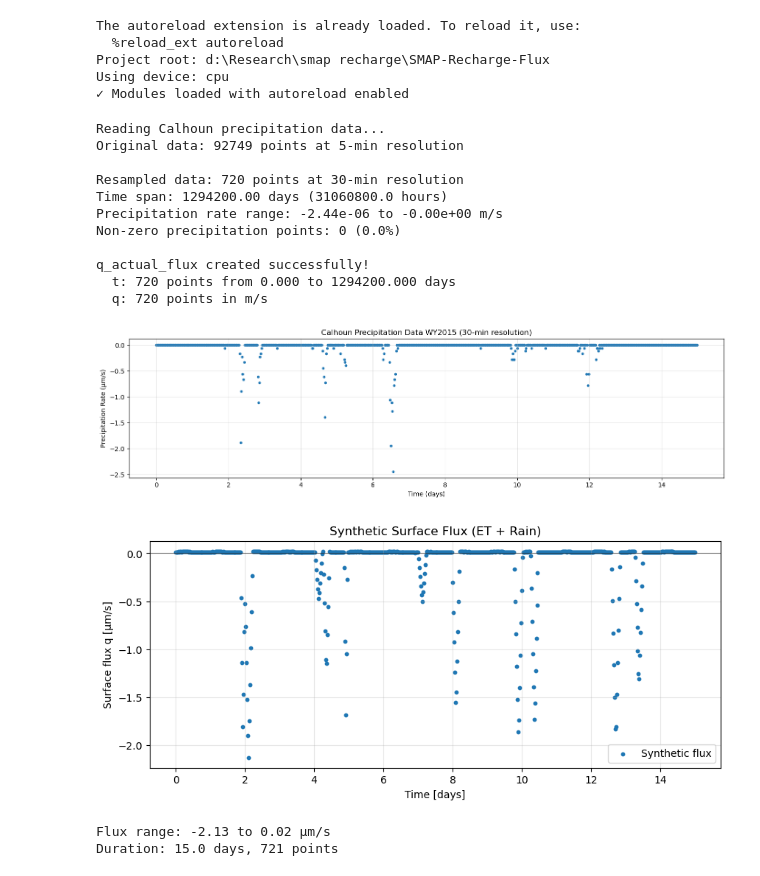
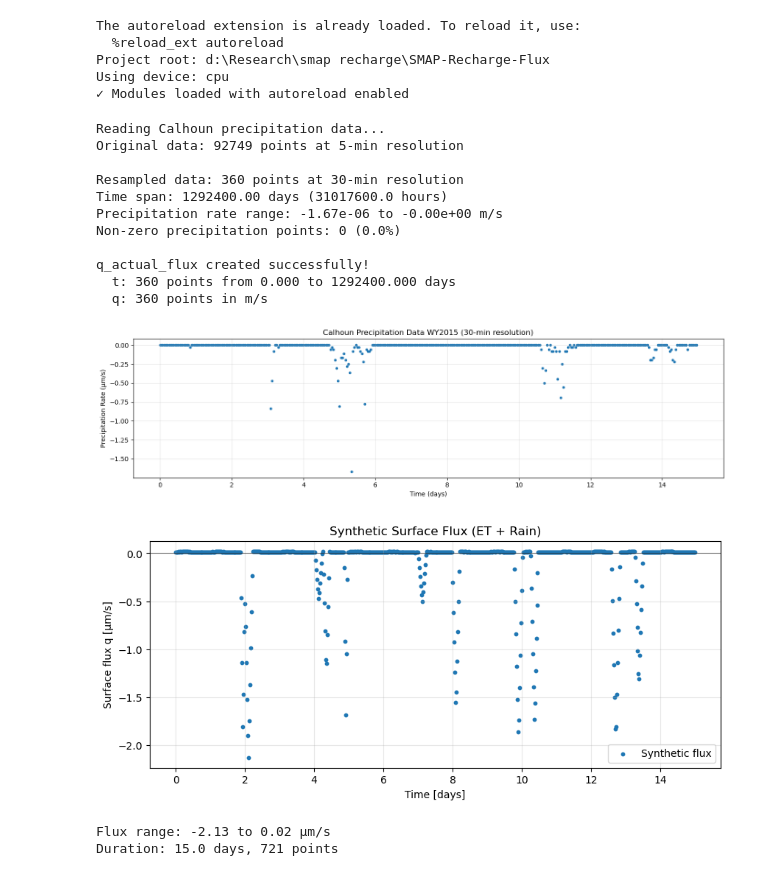
Before and after one commit to WqgJing/SMAP-Recharge-Flux, a Jupyter notebook: notebooks/forward_pinn.ipynb, the cells around one changed output. Drawn from its saved outputs; the diff is of its cells as text; code cells hidden in the pictures.

```diff
--- a/notebooks/forward_pinn.ipynb
+++ b/notebooks/forward_pinn.ipynb
@@ -74,12 +70,12 @@ precip_mm_5min = np.array([float(row[1]) for row in data])
 print(f"Original data: {len(precip_mm_5min)} points at 5-min resolution")
 
 # Group every 6 points (30 minutes = 6 * 5 minutes)
-n_groups = len(precip_mm_5min) // 6
+n_groups = len(precip_mm_5min) // 12
 precip_mm_30min = []
 
 for i in range(n_groups):
     # Sum precipitation over 6 points (30 minutes)
-    total_mm_30min = precip_mm_5min[i*6:(i+1)*6].sum()
+    total_mm_30min = precip_mm_5min[i*12:(i+1)*12].sum()
     precip_mm_30min.append(total_mm_30min)
 
 precip_mm_30min = np.array(precip_mm_30min)
@@ -88,9 +84,9 @@ precip_mm_30min = np.array(precip_mm_30min)
 # Total mm in 30 min -> m/s
 # mm to m: divide by 1000
 # 30 minutes = 1800 seconds
-q = precip_mm_30min / 1000.0 / 1800.0  # m/s
-q = -q[48*135 : 48 * 150]
-t = np.arange(len(q)) * 1800
+q = precip_mm_30min / 1000.0 / 3600.0  # m/s
+q = -q[24*150 : 24 * 165]
+t = np.arange(len(q)) * 3600
 
 print(f"\nResampled data: {len(t)} points at 30-min resolution")
 print(f"Time span: {t[-1]:.2f} days ({t[-1]*24:.1f} hours)")
@@ -111,39 +107,39 @@ ax.scatter(t/86400, q_torch.numpy() * 1e6, s=10, color="tab:blue")  # Convert to
 ax.set_xlabel('Time (days)')
 ax.set_ylabel('Precipitation Rate (μm/s)')
 ax.set_title('Calhoun Precipitation Data WY2015 (30-min resolution)')
 ax.grid(True, alpha=0.3)
 plt.tight_layout()
 plt.show()
 from src.surf_flux import synth_surface_flux
 t, q = synth_surface_flux(total_days=15, dt_minutes=30, storm_rate_per_day=0.7, min_storm_hours=2,  seed=16)
 q = q/3
 q_actual_flux = (t.tolist(), q.tolist())
 # Plot the synthetic surface flux
 plt.figure(figsize=(10,4))
 plt.scatter(t/86400, q*1e6, s=10, label='Synthetic flux')
 plt.axhline(0, color='k', lw=0.8, alpha=0.5)
 plt.xlabel("Time [days]")
 plt.ylabel("Surface flux q [μm/s]")
 plt.title("Synthetic Surface Flux (ET + Rain)")
 plt.grid(True, alpha=0.3)
 plt.legend()
 plt.show()
 
 print(f"Flux range: {q.min()*1e6:.2f} to {q.max()*1e6:.2f} μm/s")
 print(f"Duration: {t[-1]/86400:.1f} days, {len(t)} points")
 # %% [output]
 Reading Calhoun precipitation data...
 Original data: 92749 points at 5-min resolution
 
-Resampled data: 720 points at 30-min resolution
-Time span: 1294200.00 days (31060800.0 hours)
-Precipitation rate range: -2.44e-06 to -0.00e+00 m/s
+Resampled data: 360 points at 30-min resolution
+Time span: 1292400.00 days (31017600.0 hours)
+Precipitation rate range: -1.67e-06 to -0.00e+00 m/s
 Non-zero precipitation points: 0 (0.0%)
 
 q_actual_flux created successfully!
-  t: 720 points from 0.000 to 1294200.000 days
-  q: 720 points in m/s
+  t: 360 points from 0.000 to 1292400.000 days
+  q: 360 points in m/s
-[figure, old version]
+[figure, new version]
 [figure]
 Flux range: -2.13 to 0.02 μm/s
 Duration: 15.0 days, 721 points
```
Also changed, not shown: parts of 5 cells of this notebook, 19 other files.
